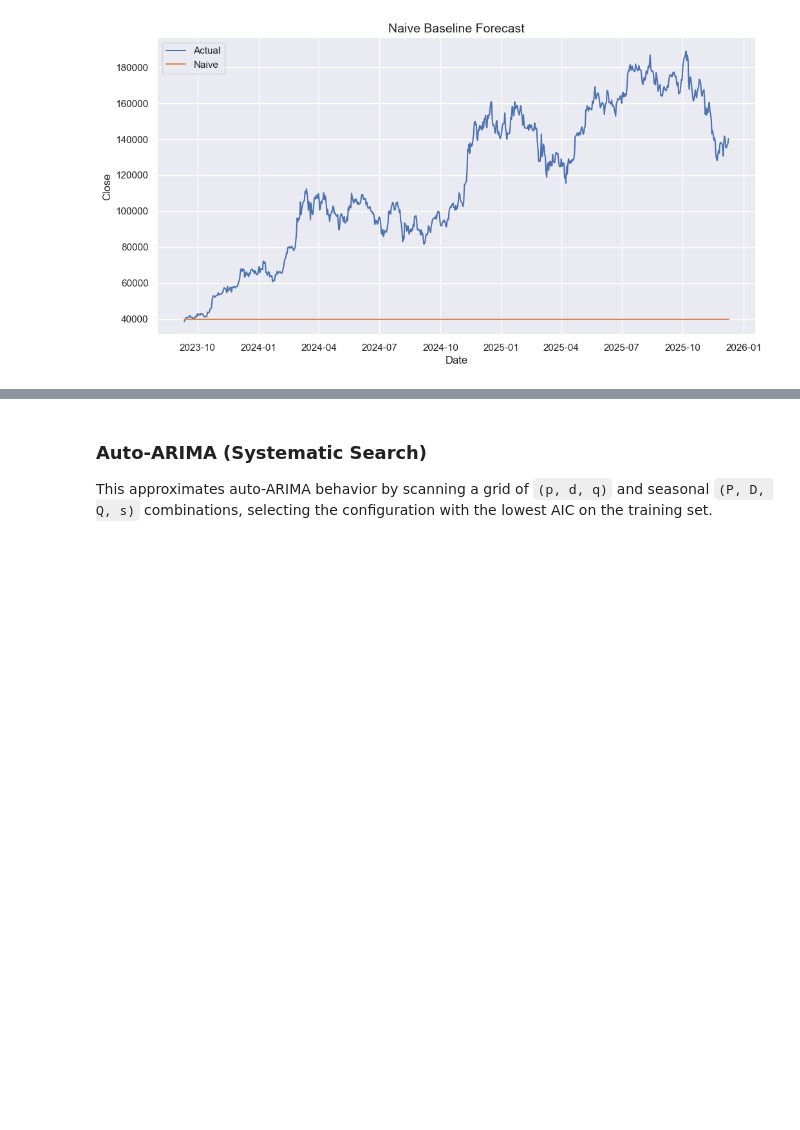
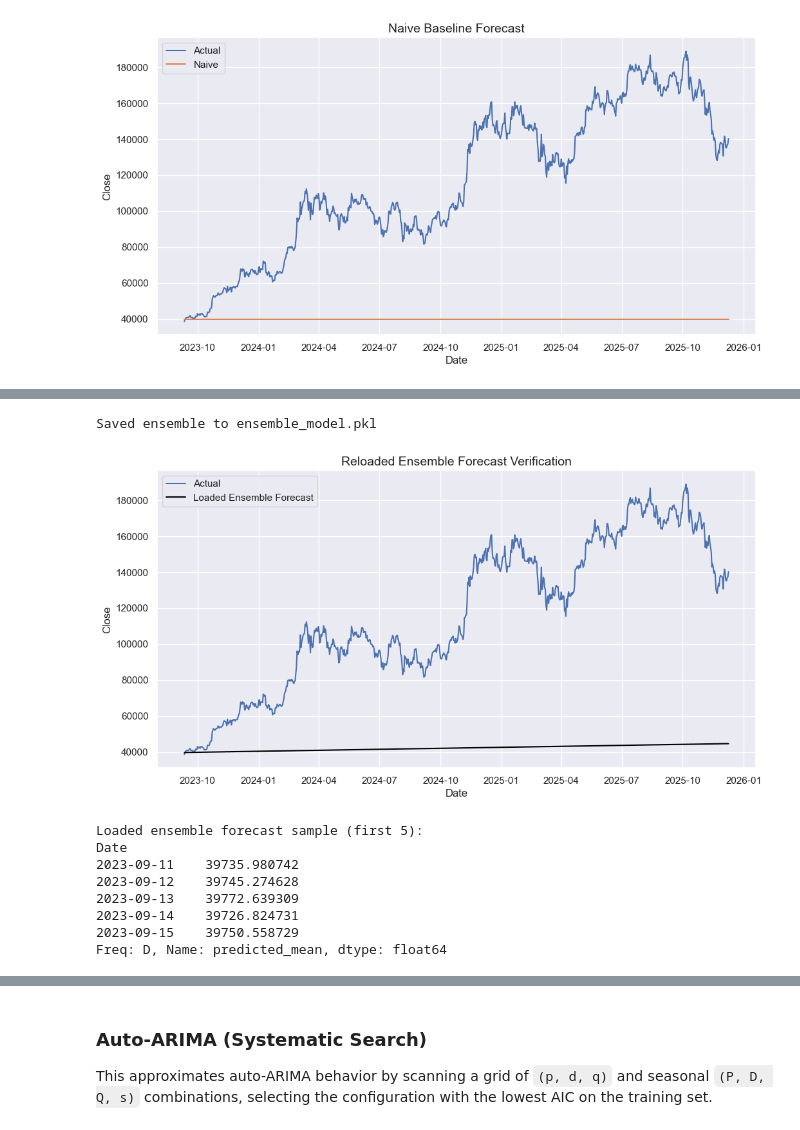
Before and after one commit to IamHammadDevX/Bitcoin-TimeSeries-Forecasting, a Jupyter notebook: TimeSeries_Forecasting_BitCoin.ipynb, the cells around one changed output, grey strips where cells are left out. Cells and saved outputs as stored; diff of their text form; code cells hidden in the pictures; blank space fills up the shorter version.

```diff
--- a/TimeSeries_Forecasting_BitCoin.ipynb
+++ b/TimeSeries_Forecasting_BitCoin.ipynb
@@ -929,0 +1073,60 @@ plt.show()
+# %%
+class EnsembleAveragingModel:
+    """Simple ensemble wrapper for two fitted statsmodels results objects.
+    Stores ARIMA and SARIMA fitted results and provides a `forecast` method
+    that returns the arithmetic average of the two forecasts.
+    """
+    def __init__(self, arima_res=None, sarima_res=None):
+        self.arima_res = arima_res
+        self.sarima_res = sarima_res
+
+    def forecast(self, steps=None, index=None):
+        # Allow calling with either steps (int) or an explicit index (DatetimeIndex)
+        if index is not None:
+            steps = len(index)
+        # Create series and align
+        ar = pd.Series(self.arima_res.forecast(steps=steps), index=index) if (self.arima_res is not None) else pd.Series(index=index)
+        sa = pd.Series(self.sarima_res.forecast(steps=steps), index=index) if (self.sarima_res is not None) else pd.Series(index=index)
+        ar, sa = ar.align(sa, join='outer')
+        avg = (ar.fillna(method='ffill').fillna(method='bfill') + sa.fillna(method='ffill').fillna(method='bfill')) / 2
+        return avg
+
+# Save ensemble to file (robust)
+ensemble_model_obj = EnsembleAveragingModel(best_arima if 'best_arima' in globals() else None,
+                                           best_sarima if 'best_sarima' in globals() else None)
+
+if ensemble_model_obj.arima_res is None and ensemble_model_obj.sarima_res is None:
+    raise RuntimeError('Neither ARIMA nor SARIMA are fitted; cannot create ensemble.')
+
+with open('ensemble_model.pkl', 'wb') as f:
+    pickle.dump(ensemble_model_obj, f)
+print('Saved ensemble to ensemble_model.pkl')
+
+# Quick verification: reload and forecast to assert save succeeded
+with open('ensemble_model.pkl', 'rb') as f:
+    loaded_ensemble = pickle.load(f)
+
+fc_loaded = loaded_ensemble.forecast(index=y_test.index)
+plt.figure()
+plt.plot(y_test.index, y_test, label='Actual')
+plt.plot(y_test.index, fc_loaded, label='Loaded Ensemble Forecast', color='black')
+plt.title('Reloaded Ensemble Forecast Verification')
+plt.xlabel('Date')
+plt.ylabel('Close')
+plt.legend()
+plt.show()
+
+# Print simple metrics on loaded ensemble to confirm reasonable output
+print('Loaded ensemble forecast sample (first 5):')
+print(fc_loaded.head())
+# %% [output]
+Saved ensemble to ensemble_model.pkl
+[figure, added]
+Loaded ensemble forecast sample (first 5):
+Date
+2023-09-11    39735.980742
+2023-09-12    39745.274628
+2023-09-13    39772.639309
+2023-09-14    39726.824731
+2023-09-15    39750.558729
+Freq: D, Name: predicted_mean, dtype: float64
```
Also changed, not shown: parts of 13 cells of this notebook.
